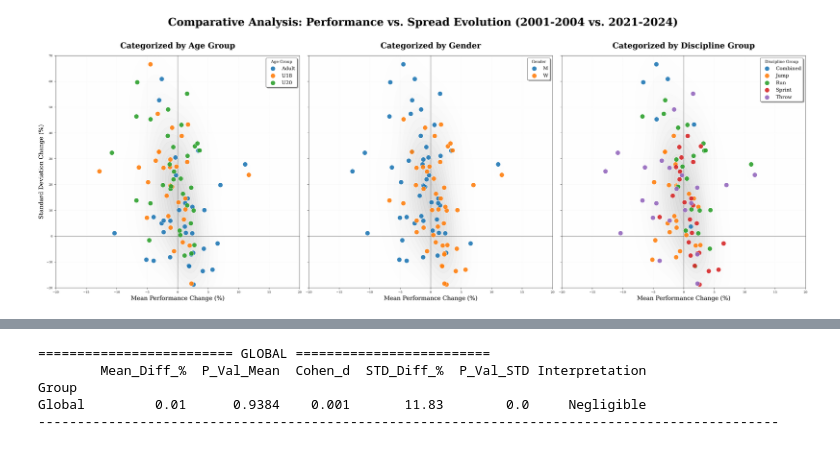
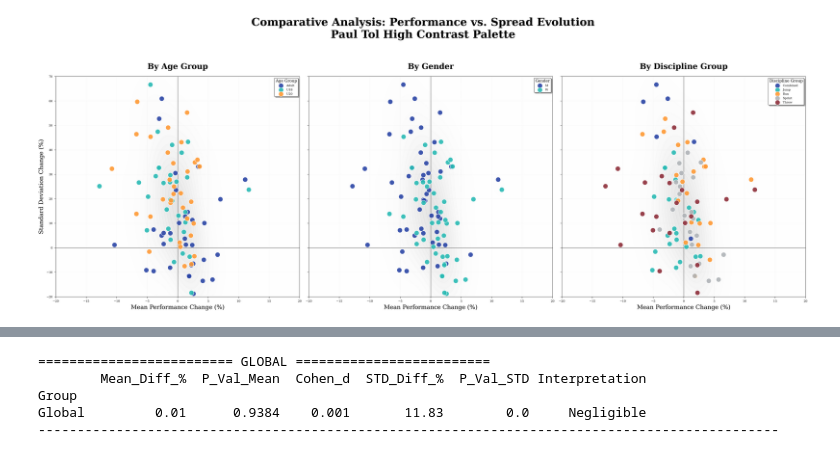
Before and after one commit to maxwernz/Data-Literacy, a Jupyter notebook: mattis/trendAnalysis/finalDensityAnalysis.ipynb, the cells around one changed output, grey strips where cells are left out. Cells and saved outputs as stored; diff of their text form; code cells hidden in the pictures.

```diff
--- a/mattis/trendAnalysis/finalDensityAnalysis.ipynb
+++ b/mattis/trendAnalysis/finalDensityAnalysis.ipynb
@@ -154,43 +154,32 @@ results_age_gender = hp.calculate_enhanced_stats(data_filtered, ["geschlecht", "
 
 per_subgroup = hp.calculate_enhanced_stats(data_filtered, ["disziplin", "geschlecht", "altersklasse"])
 # %%
-import numpy as np
-import matplotlib.pyplot as plt
+from tueplots import cycler
+from tueplots.constants import markers
+from tueplots.constants.color import palettes
+
 from scipy.stats import gaussian_kde
 
-# 1. Setup & Data Cleaning
-# Assuming 'per_subgroup' is your large results table
+# 1. Apply your specific color palette
+# Assuming 'palettes' is already imported in your environment
+plt.rcParams.update(cycler.cycler(color=palettes.pn[:5]))
+
+# 2. Setup & Data Cleaning
 clean_data = per_subgroup.dropna(subset=["Mean_Diff_%", "STD_Diff_%"]).copy()
 
-# Ensure we have the Discipline Groups mapped correctly
-if 'disziplingruppe' not in clean_data.columns:
-    # If it's a multi-index, we reset it first to access the 'disziplin' column
-    if 'disziplin' in clean_data.index.names:
-        clean_data = clean_data.reset_index()
+clean_data['disziplingruppe'] = clean_data['disziplin'].map(mapping_dict)
 
-    mapping_dict = {
-        '100 m': 'Sprint', '200 m': 'Sprint', '400 m': 'Sprint', '100 m Huerden': 'Sprint',
-        '110 m Huerden': 'Sprint', '400 m Huerden': 'Sprint',
-        '800 m': 'Run', '1500 m': 'Run', '3000 m': 'Run', '5000 m': 'Run', 'Marathon': 'Run',
-        '3000 m Hindernis': 'Run', '2000 m Hindernis': 'Run',
-        'Hochsprung': 'Jump', 'Stabhochsprung': 'Jump', 'Weitsprung': 'Jump', 'Dreisprung': 'Jump',
-        'Kugelstoss': 'Throw', 'Diskuswurf': 'Throw', 'Hammerwurf': 'Throw', 'Speerwurf': 'Throw',
-        'Zehnkampf': 'Combined', 'Siebenkampf': 'Combined'
-    }
-    clean_data['disziplingruppe'] = clean_data['disziplin'].map(mapping_dict)
-
-# 2. MANUAL LIMITS & KDE
+# 3. Manual Limits & Global KDE Calculation
 x_min, x_max = -20, 20
 y_min, y_max = -20, 70
 
-# Calculate Global Density (KDE) for the background
 x_vals = clean_data["Mean_Diff_%"].values
 y_vals = clean_data["STD_Diff_%"].values
 k = gaussian_kde(np.vstack([x_vals, y_vals]))
 xi, yi = np.mgrid[x_min:x_max:200j, y_min:y_max:200j]
 zi = k(np.vstack([xi.flatten(), yi.flatten()]))
 
-# 3. Create Subplots
+# 4. Create Subplots
 fig, axes = plt.subplots(1, 3, figsize=(22, 8), sharey=True, sharex=True)
 categories = [
     ('altersklasse', 'Age Group'),
@@ -198,56 +187,49 @@ categories = [
     ('disziplingruppe', 'Discipline Group')
 ]
 
-# Use a qualitative colormap for automatic colors
-cmap = plt.get_cmap('tab10')
-
 for i, (col, title) in enumerate(categories):
     ax = axes[i]
 
-    # --- BACKGROUND DENSITY ---
-    # Shows where the 'bulk' of the data lies across all categories
-    ax.contourf(xi, yi, zi.reshape(xi.shape), levels=15, cmap="Greys", alpha=0.15, zorder=1)
+    # Background Density Contour
+    ax.contourf(xi, yi, zi.reshape(xi.shape), levels=15, cmap="Greys", alpha=0.1, zorder=1)
 
-    # --- DYNAMIC SCATTER ---
-    # Get unique labels and assign colors automatically
+    # Dynamic Scatter using the updated cycler
+    # We don't specify 'c=color'; Matplotlib will cycle through Paul Tol colors automatically
     unique_labels = sorted(clean_data[col].dropna().unique())
 
-    for idx, label in enumerate(unique_labels):
+    for label in unique_labels:
         mask = clean_data[col] == label
         if mask.any():
             ax.scatter(
                 clean_data.loc[mask, "Mean_Diff_%"],
                 clean_data.loc[mask, "STD_Diff_%"],
-                color=cmap(idx % 10),
                 label=label,
-                s=90,
+                s=100,
                 edgecolor='white',
-                linewidth=0.5,
+                linewidth=0.8,
                 alpha=0.9,
                 zorder=3
             )
 
     # Reference Lines
-    ax.axvline(0, color='black', linestyle='-', alpha=0.4, linewidth=1, zorder=2)
-    ax.axhline(0, color='black', linestyle='-', alpha=0.4, linewidth=1, zorder=2)
+    ax.axvline(0, color='black', linestyle='-', alpha=0.4, linewidth=1.2, zorder=2)
+    ax.axhline(0, color='black', linestyle='-', alpha=0.4, linewidth=1.2, zorder=2)
 
-    # Manual Limits
+    # Limits & Styling
     ax.set_xlim(x_min, x_max)
     ax.set_ylim(y_min, y_max)
-
-    # Styling
-    ax.set_title(f"Categorized by {title}", fontsize=16, fontweight='bold', pad=15)
+    ax.set_title(f"By {title}", fontsize=16, fontweight='bold', pad=15)
     ax.set_xlabel("Mean Performance Change (%)", fontsize=12)
     if i == 0:
         ax.set_ylabel("Standard Deviation Change (%)", fontsize=12)
 
-    ax.legend(title=title, loc='upper right', fontsize=10, frameon=True, shadow=True)
+    ax.legend(title=title, loc='upper right', frameon=True, shadow=True)
     ax.grid(True, linestyle=':', alpha=0.3, zorder=0)
 
-plt.suptitle("Comparative Analysis: Performance vs. Spread Evolution (2001-2004 vs. 2021-2024)",
-             fontsize=22, fontweight='bold', y=1.02)
+plt.suptitle("Comparative Analysis: Performance vs. Spread Evolution\nPaul Tol High Contrast Palette",
+             fontsize=22, fontweight='bold', y=1.05)
+
 plt.tight_layout()
-plt.savefig("triple_comparison_dynamic.png", dpi=300, bbox_inches='tight')
 plt.show()
 # %% [output]
-[figure, old version]
+[figure, new version]
```
Also changed, not shown: parts of 2 cells of this notebook.
